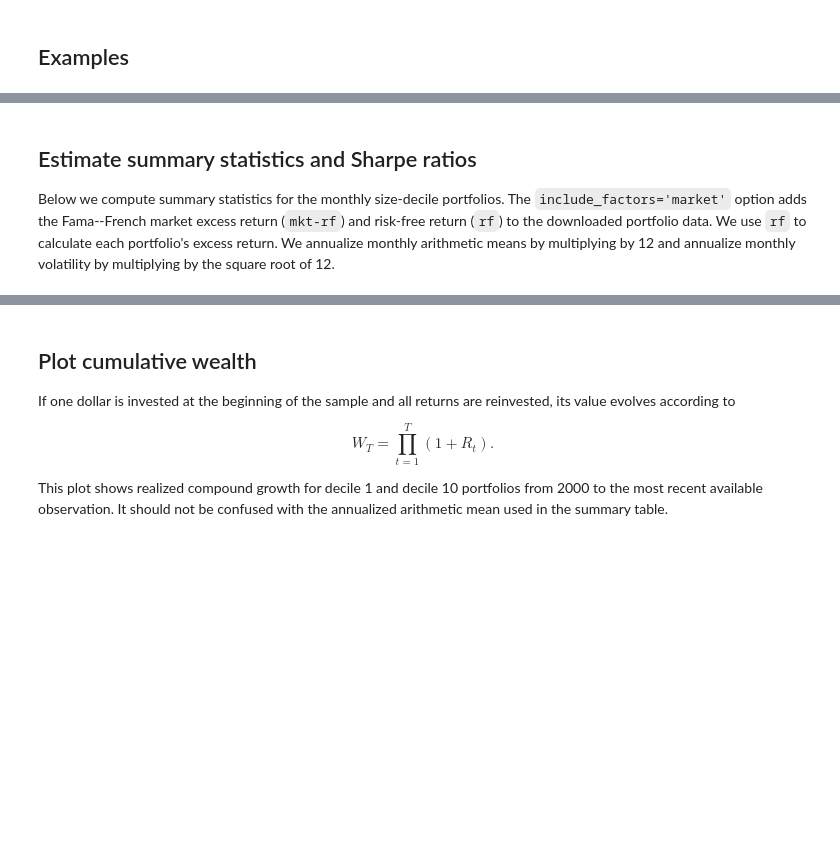
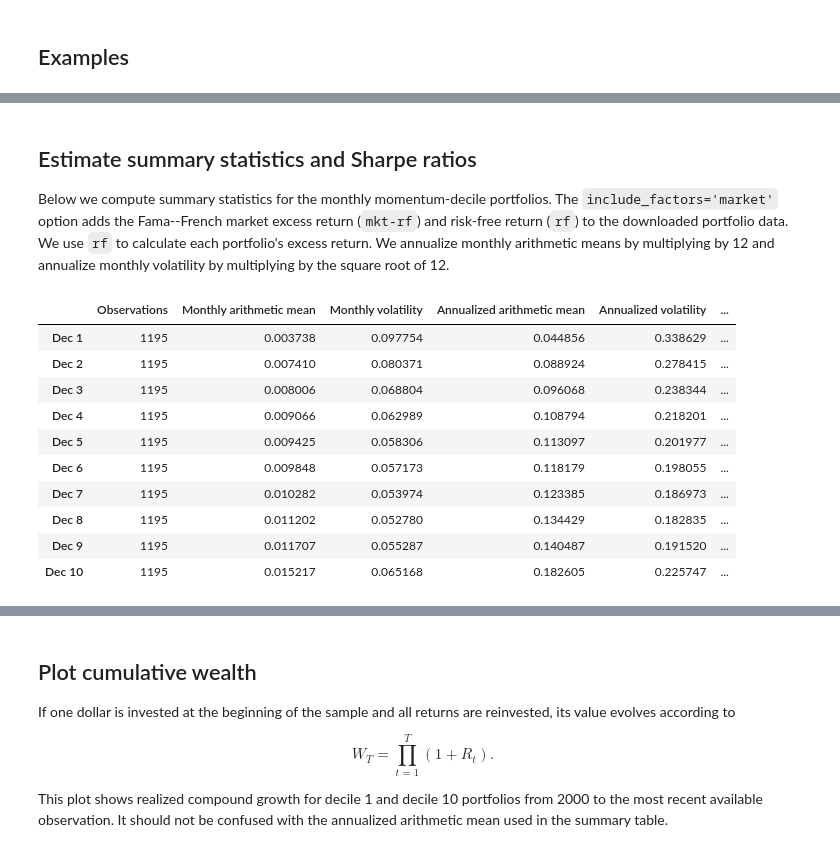
Before and after one commit to boyerb/Investments, a Jupyter notebook: Ex06-Ken French_Portfolio_Returns.ipynb, the cells around one changed output, grey strips where cells are left out. Saved outputs shown, nothing was run; the diff lists cells and outputs as text; code cells hidden in the pictures; blank space fills up the shorter version.

```diff
--- a/Ex06-Ken French_Portfolio_Returns.ipynb
+++ b/Ex06-Ken French_Portfolio_Returns.ipynb
@@ -125,30 +162,68 @@ bm_portfolios.head()
 # %% [markdown]
 ## Estimate summary statistics and Sharpe ratios
 
-Below we compute summary statistics for the monthly size-decile portfolios. The `include_factors='market'` option adds the Fama--French market excess return (`mkt-rf`) and risk-free return (`rf`) to the downloaded portfolio data. We use `rf` to calculate each portfolio's excess return. We annualize monthly arithmetic means by multiplying by 12 and annualize monthly volatility by multiplying by the square root of 12.
+Below we compute summary statistics for the monthly momentum-decile portfolios. The `include_factors='market'` option adds the Fama--French market excess return (`mkt-rf`) and risk-free return (`rf`) to the downloaded portfolio data. We use `rf` to calculate each portfolio's excess return. We annualize monthly arithmetic means by multiplying by 12 and annualize monthly volatility by multiplying by the square root of 12.
 # %%
-# Estimate summary statistics for the monthly size deciles
+# Estimate summary statistics for the monthly momentum deciles
 
 months_per_year = 12
 
-portfolio_columns = [column for column in size_deciles.columns if column.startswith('Dec ')]
-portfolio_returns = size_deciles[portfolio_columns]
-portfolio_excess_returns = portfolio_returns.sub(size_deciles['rf'], axis=0)
+# Define columns with decile returns
+portfolio_columns = [column for column in momentum_deciles.columns if column.startswith('Dec ')]
+portfolio_returns = momentum_deciles[portfolio_columns]
 
+#For each month, subtract the risk-free return from every portfolio return.
+portfolio_excess_returns = portfolio_returns.sub(momentum_deciles['rf'], axis=0)
+
+#This creates an empty table with one row for each portfolio.
 summary_stats = pd.DataFrame(index=portfolio_returns.columns)
+
+# Count the non-missing monthly returns for each portfolio.
 summary_stats['Observations'] = portfolio_returns.count()
+
+# Calculate the average monthly return for each portfolio.
 summary_stats['Monthly arithmetic mean'] = portfolio_returns.mean()
+
+# Calculate the standard deviation of monthly returns.
 summary_stats['Monthly volatility'] = portfolio_returns.std()
+
+# Annualize the average monthly return by multiplying by 12.
 summary_stats['Annualized arithmetic mean'] = months_per_year * summary_stats['Monthly arithmetic mean']
+
+# Annualize monthly volatility by multiplying by the square root of 12.
 summary_stats['Annualized volatility'] = np.sqrt(months_per_year) * summary_stats['Monthly volatility']
+
+# Calculate the average monthly excess return after subtracting the risk-free rate.
 summary_stats['Monthly excess mean'] = portfolio_excess_returns.mean()
+
+# Annualize the average monthly excess return.
 summary_stats['Annualized excess mean'] = months_per_year * summary_stats['Monthly excess mean']
+
+# Calculate the annualized Sharpe ratio: annualized excess return divided by annualized volatility.
 summary_stats['Annualized Sharpe ratio'] = (
     summary_stats['Annualized excess mean'] / summary_stats['Annualized volatility']
 )
+
+# Find the lowest monthly return observed for each portfolio.
 summary_stats['Monthly minimum'] = portfolio_returns.min()
+
+# Find the return below which 5% of the monthly observations fall.
 summary_stats['Monthly 5th percentile'] = portfolio_returns.quantile(0.05)
+
+# Find the highest monthly return observed for each portfolio.
 summary_stats['Monthly maximum'] = portfolio_returns.max()
 
 summary_stats
+# %% [output]
+|  | Observations | Monthly arithmetic mean | Monthly volatility | Annualized arithmetic mean | Annualized volatility | ... |
+| Dec 1 | 1195 | 0.003738 | 0.097754 | 0.044856 | 0.338629 | ... |
+| Dec 2 | 1195 | 0.007410 | 0.080371 | 0.088924 | 0.278415 | ... |
+| Dec 3 | 1195 | 0.008006 | 0.068804 | 0.096068 | 0.238344 | ... |
+| Dec 4 | 1195 | 0.009066 | 0.062989 | 0.108794 | 0.218201 | ... |
+| Dec 5 | 1195 | 0.009425 | 0.058306 | 0.113097 | 0.201977 | ... |
+| Dec 6 | 1195 | 0.009848 | 0.057173 | 0.118179 | 0.198055 | ... |
+| Dec 7 | 1195 | 0.010282 | 0.053974 | 0.123385 | 0.186973 | ... |
+| Dec 8 | 1195 | 0.011202 | 0.052780 | 0.134429 | 0.182835 | ... |
+| Dec 9 | 1195 | 0.011707 | 0.055287 | 0.140487 | 0.191520 | ... |
+| Dec 10 | 1195 | 0.015217 | 0.065168 | 0.182605 | 0.225747 | ... |
 # %% [markdown]
```
Also changed, not shown: parts of 11 cells of this notebook.
